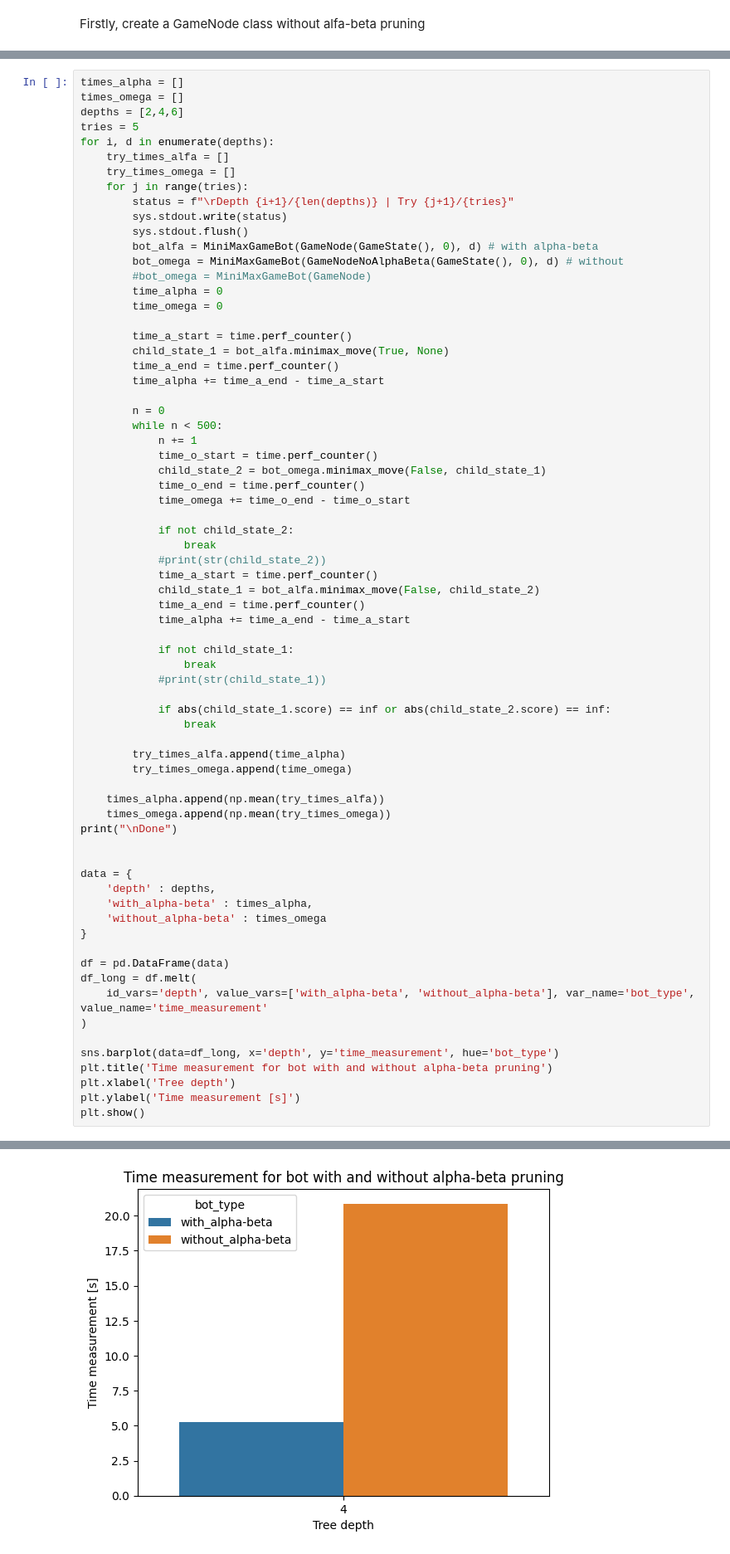
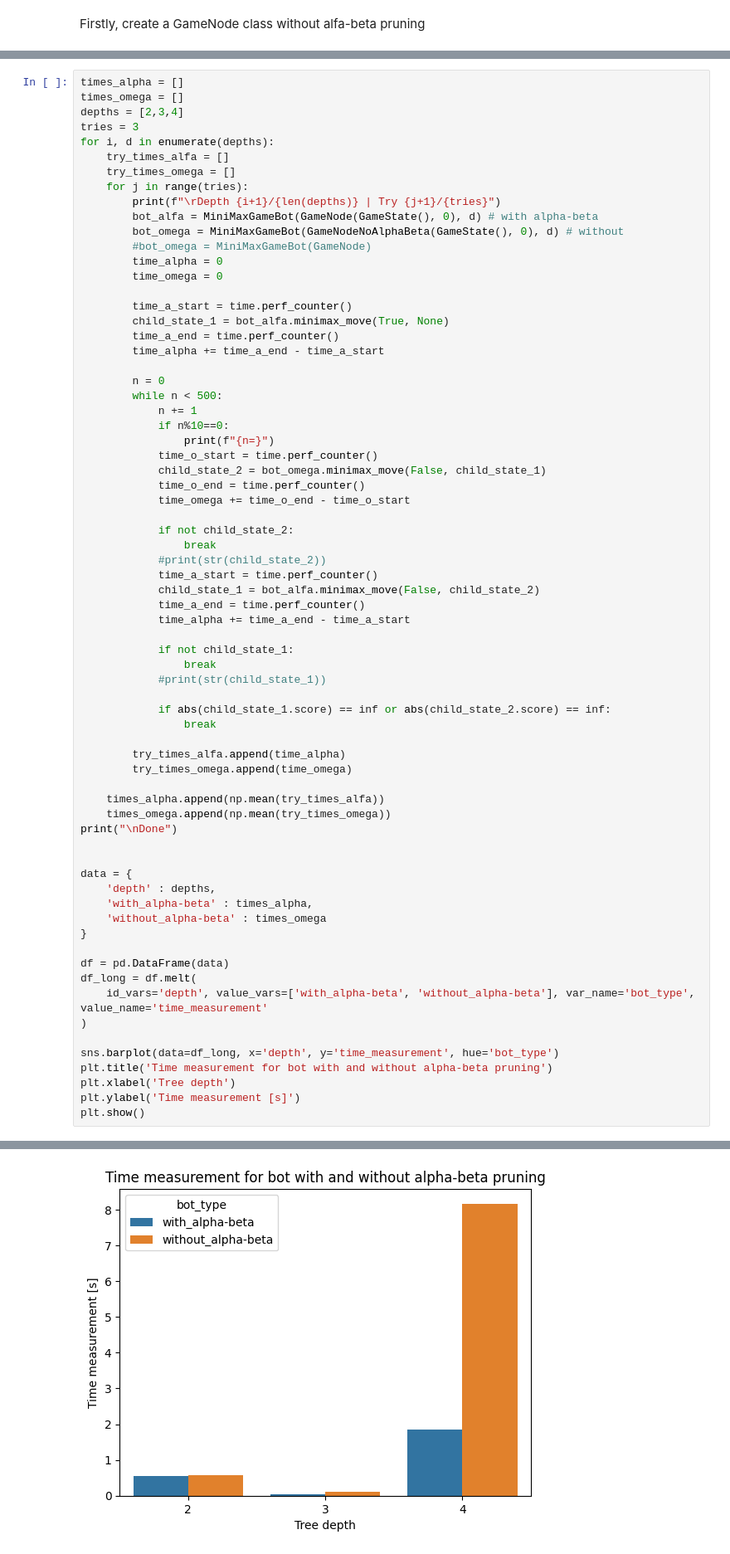
Before and after one commit to Dudu7352/minimax-checkers, a Jupyter notebook: notebooks/alfa-beta-test.ipynb, the cells around one changed output, grey strips where cells are left out. Shown at 83% size. Saved outputs shown, nothing was run; the diff lists cells and outputs as text.

```diff
--- a/notebooks/alfa-beta-test.ipynb
+++ b/notebooks/alfa-beta-test.ipynb
@@ -87,15 +90,13 @@ print(f"Type: {type(GameNodeNoAlphaBeta)}\n Class: {klasa.__class__}")
 # %%
 times_alpha = []
 times_omega = []
-depths = [2,4,6]
-tries = 5
+depths = [2,3,4]
+tries = 3
 for i, d in enumerate(depths):
     try_times_alfa = []
     try_times_omega = []
     for j in range(tries):
-        status = f"\rDepth {i+1}/{len(depths)} | Try {j+1}/{tries}"
-        sys.stdout.write(status)
-        sys.stdout.flush()
+        print(f"\rDepth {i+1}/{len(depths)} | Try {j+1}/{tries}")
         bot_alfa = MiniMaxGameBot(GameNode(GameState(), 0), d) # with alpha-beta
         bot_omega = MiniMaxGameBot(GameNodeNoAlphaBeta(GameState(), 0), d) # without
         #bot_omega = MiniMaxGameBot(GameNode)
@@ -110,6 +111,8 @@ for i, d in enumerate(depths):
         n = 0
         while n < 500:
             n += 1
+            if n%10==0:
+                print(f"{n=}")
             time_o_start = time.perf_counter()
             child_state_2 = bot_omega.minimax_move(False, child_state_1)
             time_o_end = time.perf_counter()
@@ -159,2 +177,2 @@ Depth 1/1 | Try 3/3
 Done
-[figure, old version]
+[figure, new version]
```
Also changed, not shown: parts of 3 cells of this notebook, 1 other file.
